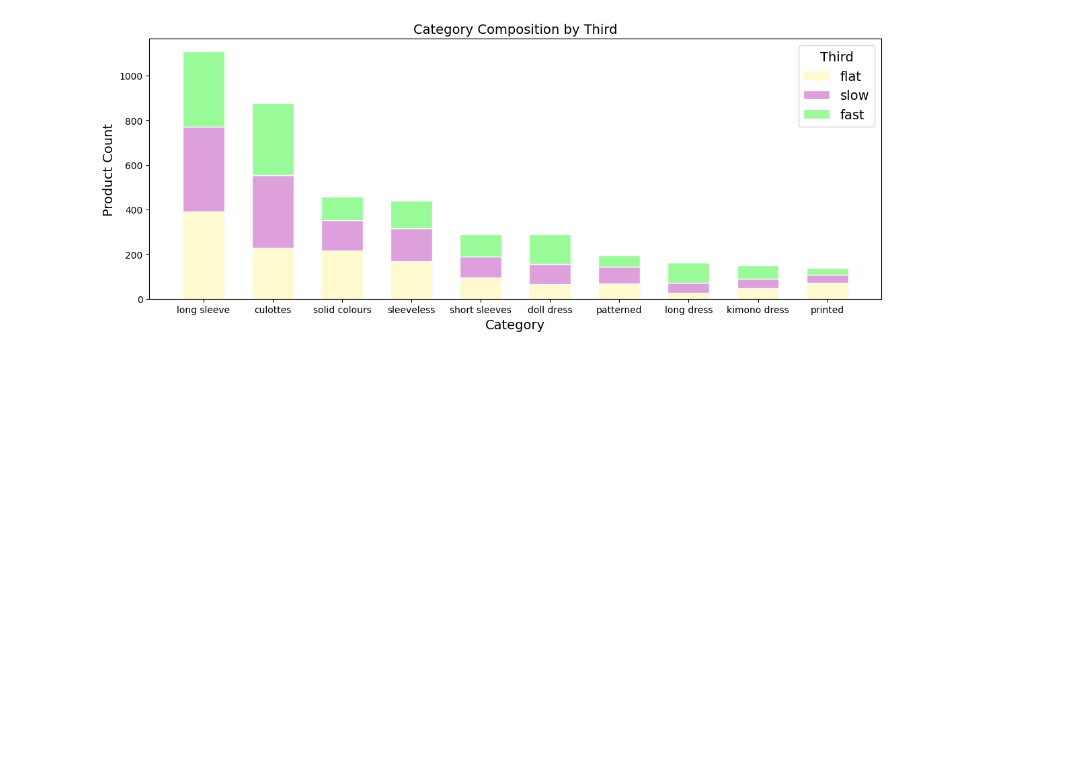
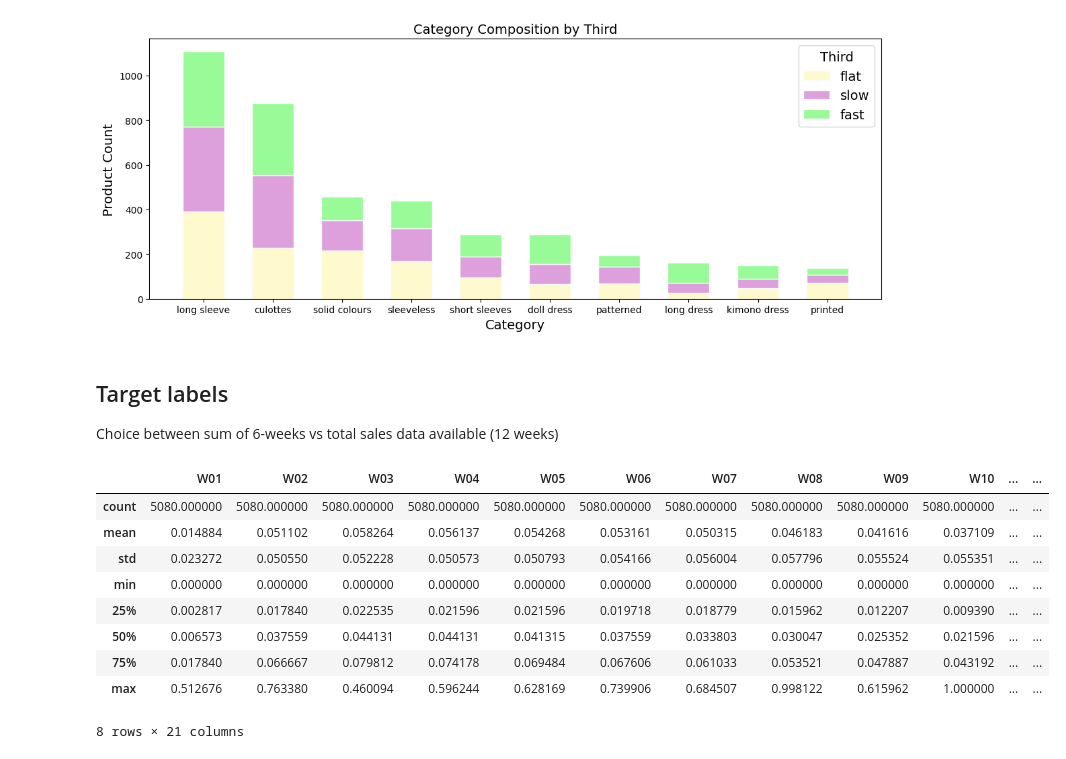
Before and after one commit to martadossantos/product-sales, a Jupyter notebook: sales.ipynb, the cells around one changed output. Drawn from its saved outputs; the diff is of its cells as text; code cells hidden in the pictures; blank space fills up the shorter version.

```diff
--- a/sales.ipynb
+++ b/sales.ipynb
@@ -349,3 +363,26 @@ plt.tight_layout()
 plt.show()
 # %% [output]
 [figure]
+# %% [markdown]
+## Target labels
+Choice between sum of 6-weeks vs total sales data available (12 weeks)
+# %%
+df['12w_sum'] = df[week_cols].sum(axis=1)
+
+first_six_weeks = range(6)
+first_six_weeks_cols = [f"W{w + 1:02d}" for w in first_six_weeks]
+
+df['6w_sum'] = df[first_six_weeks_cols].sum(axis=1)
+
+df.describe()
+# %% [output]
+|  | W01 | W02 | W03 | W04 | W05 | W06 | W07 | W08 | W09 | W10 | ... | ... |
+| count | 5080.000000 | 5080.000000 | 5080.000000 | 5080.000000 | 5080.000000 | 5080.000000 | 5080.000000 | 5080.000000 | 5080.000000 | 5080.000000 | ... | ... |
+| mean | 0.014884 | 0.051102 | 0.058264 | 0.056137 | 0.054268 | 0.053161 | 0.050315 | 0.046183 | 0.041616 | 0.037109 | ... | ... |
+| std | 0.023272 | 0.050550 | 0.052228 | 0.050573 | 0.050793 | 0.054166 | 0.056004 | 0.057796 | 0.055524 | 0.055351 | ... | ... |
+| min | 0.000000 | 0.000000 | 0.000000 | 0.000000 | 0.000000 | 0.000000 | 0.000000 | 0.000000 | 0.000000 | 0.000000 | ... | ... |
+| 25% | 0.002817 | 0.017840 | 0.022535 | 0.021596 | 0.021596 | 0.019718 | 0.018779 | 0.015962 | 0.012207 | 0.009390 | ... | ... |
+| 50% | 0.006573 | 0.037559 | 0.044131 | 0.044131 | 0.041315 | 0.037559 | 0.033803 | 0.030047 | 0.025352 | 0.021596 | ... | ... |
+| 75% | 0.017840 | 0.066667 | 0.079812 | 0.074178 | 0.069484 | 0.067606 | 0.061033 | 0.053521 | 0.047887 | 0.043192 | ... | ... |
+| max | 0.512676 | 0.763380 | 0.460094 | 0.596244 | 0.628169 | 0.739906 | 0.684507 | 0.998122 | 0.615962 | 1.000000 | ... | ... |
+8 rows × 21 columns
```
Also changed, not shown: parts of 3 cells of this notebook.
